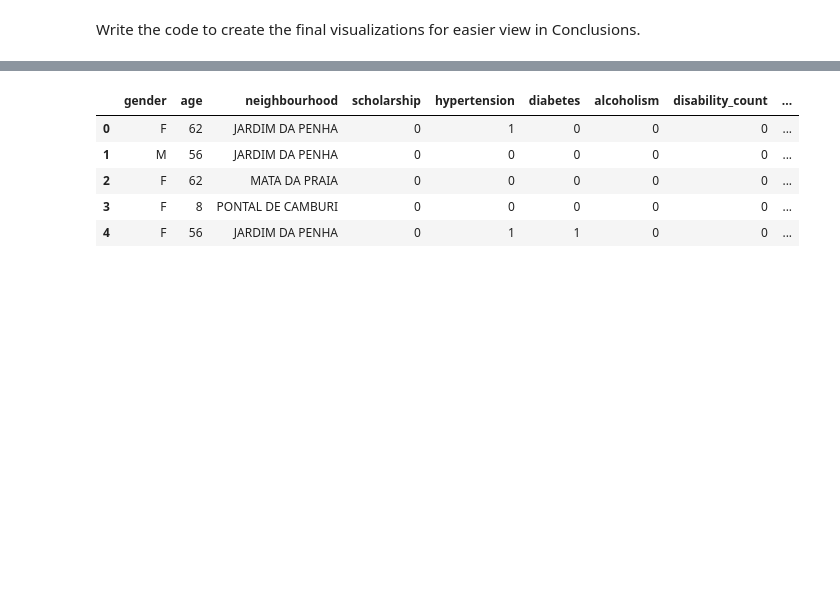
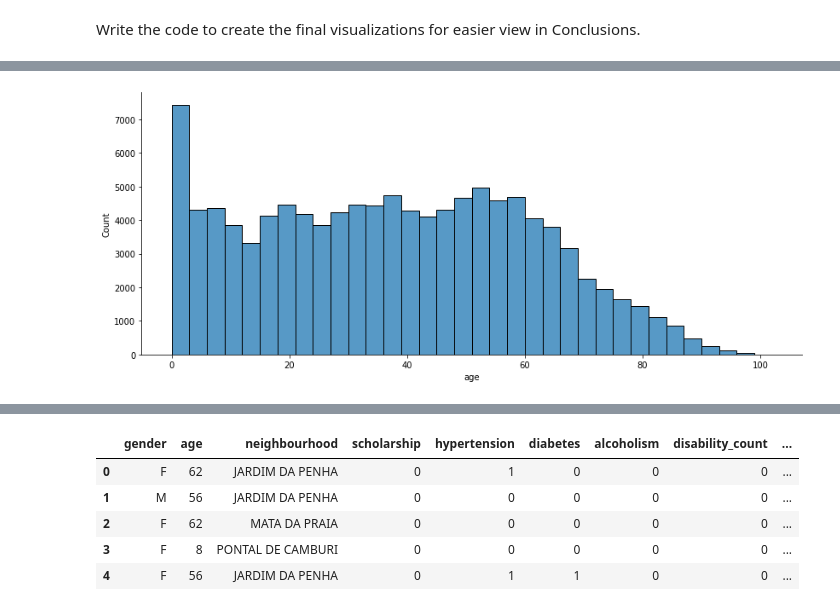
Before and after one commit to afbowman/UnsupervisedLearning, a Jupyter notebook: Capstone_Project.ipynb, the cells around one changed output, grey strips where cells are left out. Cells and saved outputs as stored; diff of their text form; code cells hidden in the pictures; blank space fills up the shorter version.

```diff
--- a/Capstone_Project.ipynb
+++ b/Capstone_Project.ipynb
@@ -800,0 +816,5 @@ def finalSMSChart():
+# %%
+# view distribution of age
+plot_dist(df_engineer,'age', 3)
+# %% [output]
+[figure, added]
```
Also changed, not shown: parts of 42 cells of this notebook.
